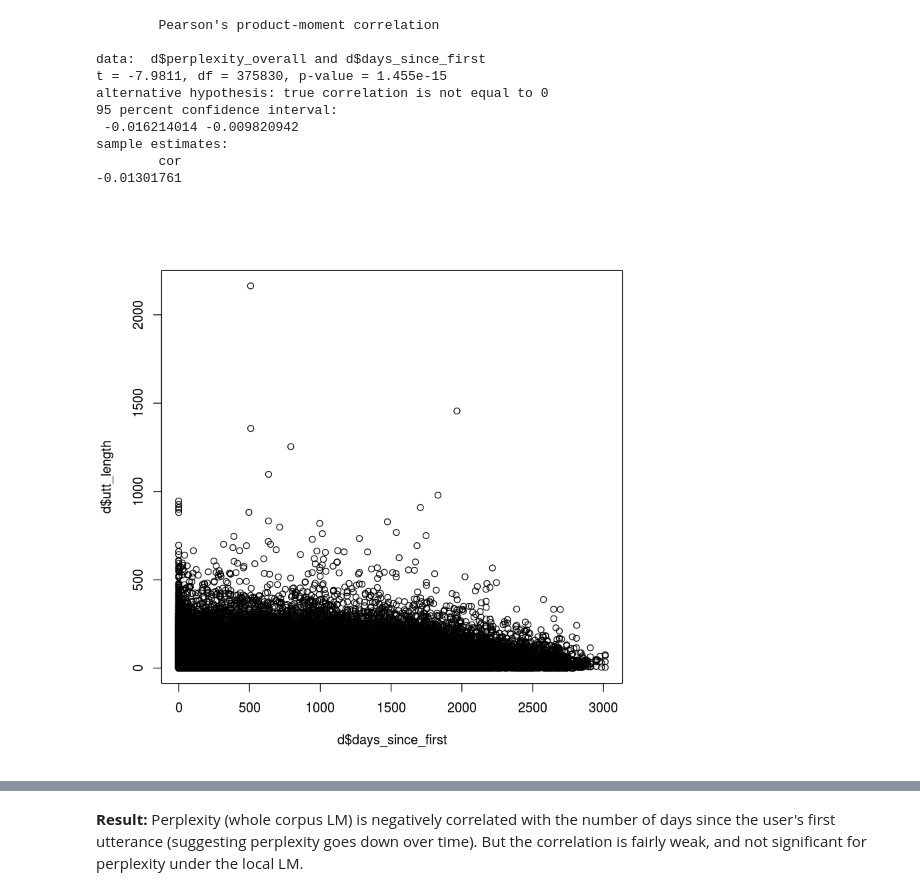
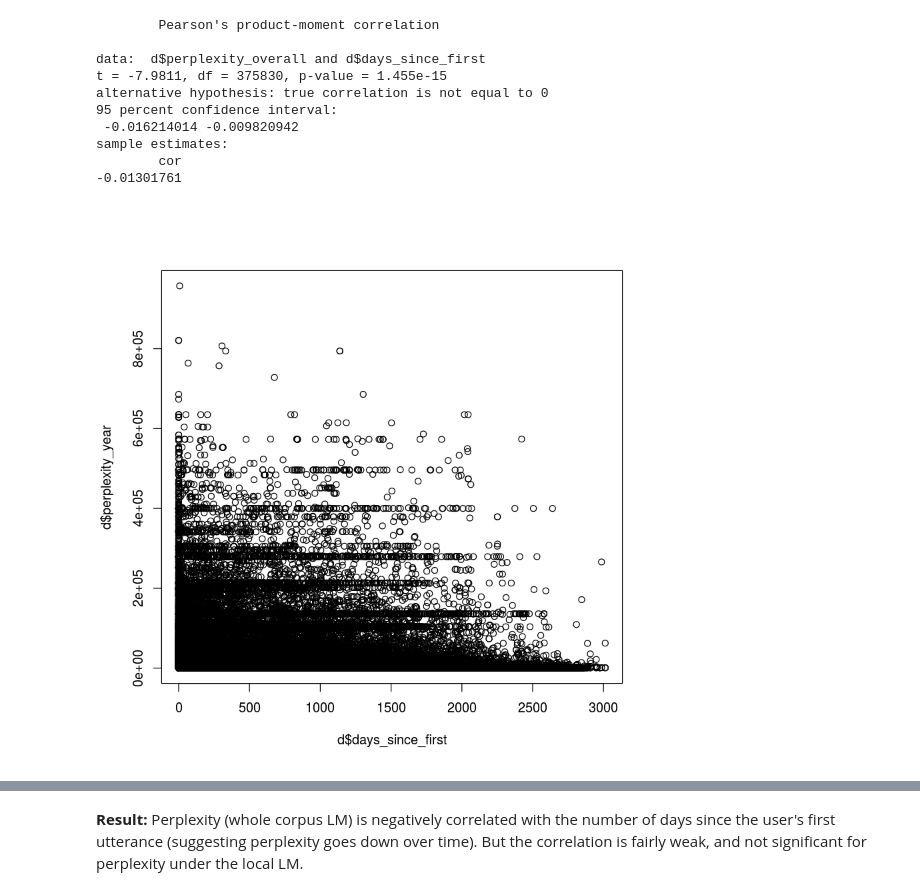
Before and after one commit to winobes/lasn, a Jupyter notebook: code/analysis.ipynb, the cells around one changed output, grey strips where cells are left out. Drawn from its saved outputs; the diff is of its cells as text; code cells hidden in the pictures.

```diff
--- a/code/analysis.ipynb
+++ b/code/analysis.ipynb
@@ -189,6 +254,6 @@ sample estimates:
         cor
 -0.01301761
 # %%
-plot(d$days_since_first, d$utt_length)
+plot(d$days_since_first, d$perplexity_year)
 # %% [output]
-[figure, old version]
+[figure, new version]
```
Also changed, not shown: parts of 7 cells of this notebook, 3 other files.
